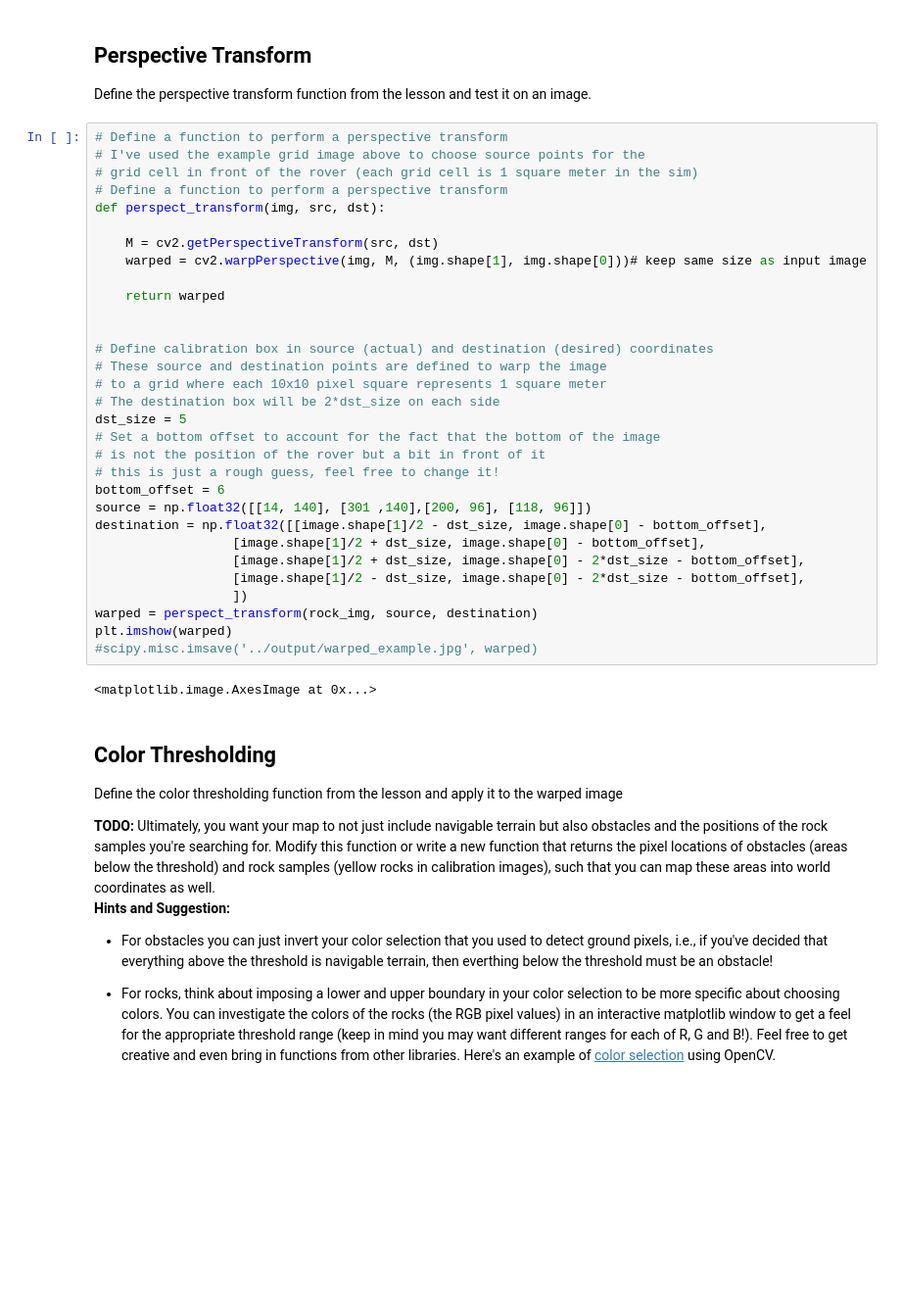
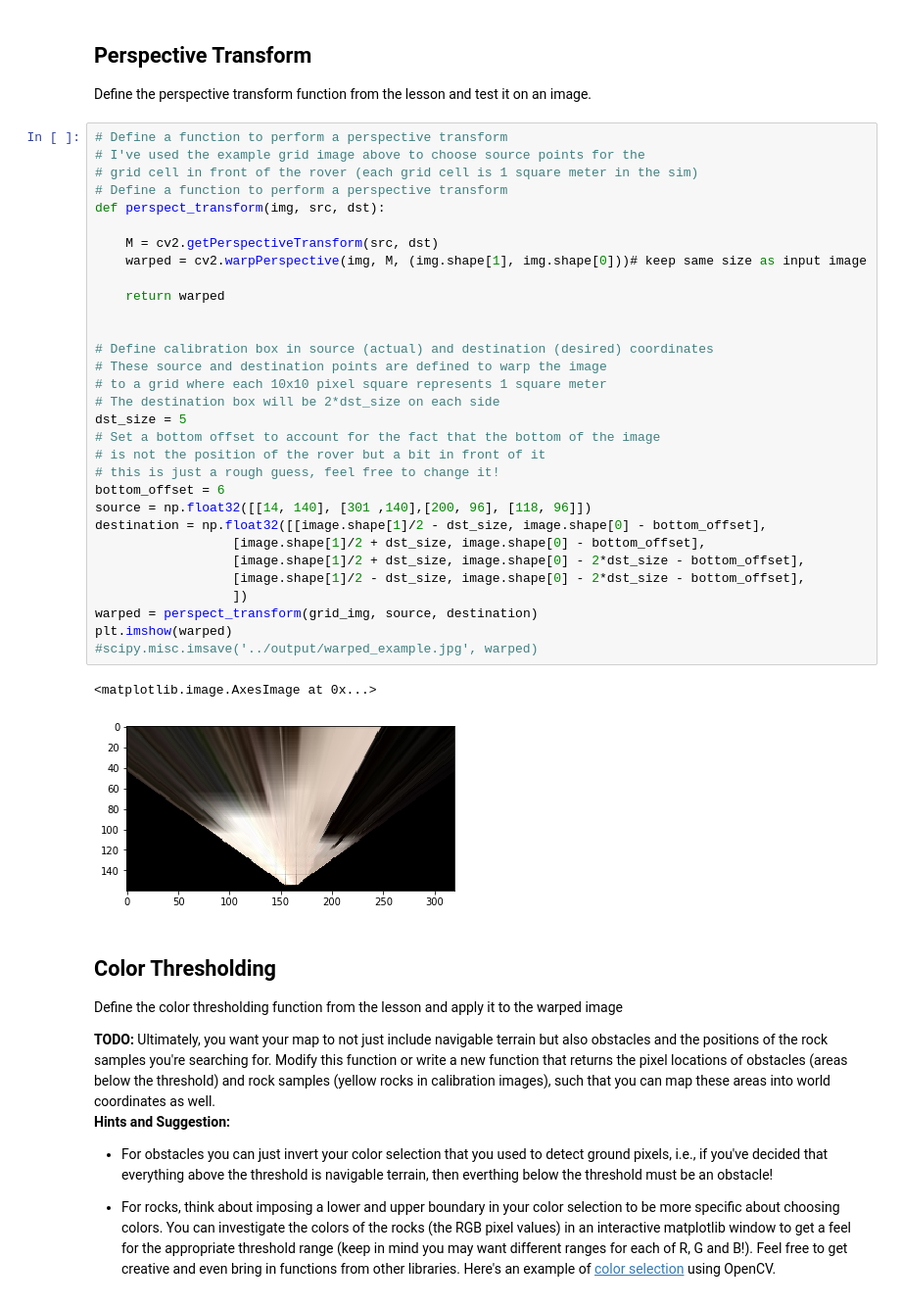
Before and after one commit to congthanh184/RoboND-Rover-Project, a Jupyter notebook: code/Rover_Project_Test_Notebook.ipynb, the cells around one changed output. Shown at 98% size. Cells and saved outputs as stored; diff of their text form; blank space fills up the shorter version.

```diff
--- a/code/Rover_Project_Test_Notebook.ipynb
+++ b/code/Rover_Project_Test_Notebook.ipynb
@@ -95,12 +95,13 @@
                   [image.shape[1]/2 + dst_size, image.shape[0] - bottom_offset],
                   [image.shape[1]/2 + dst_size, image.shape[0] - 2*dst_size - bottom_offset],
                   [image.shape[1]/2 - dst_size, image.shape[0] - 2*dst_size - bottom_offset],
                   ])
-warped = perspect_transform(rock_img, source, destination)
+warped = perspect_transform(grid_img, source, destination)
 plt.imshow(warped)
 #scipy.misc.imsave('../output/warped_example.jpg', warped)
 # %% [output]
 <matplotlib.image.AxesImage at 0x...>
+[figure, added]
 # %% [markdown]
 ## Color Thresholding
 Define the color thresholding function from the lesson and apply it to the warped image
```
Also changed, not shown: parts of 11 cells of this notebook, 1 other file.
